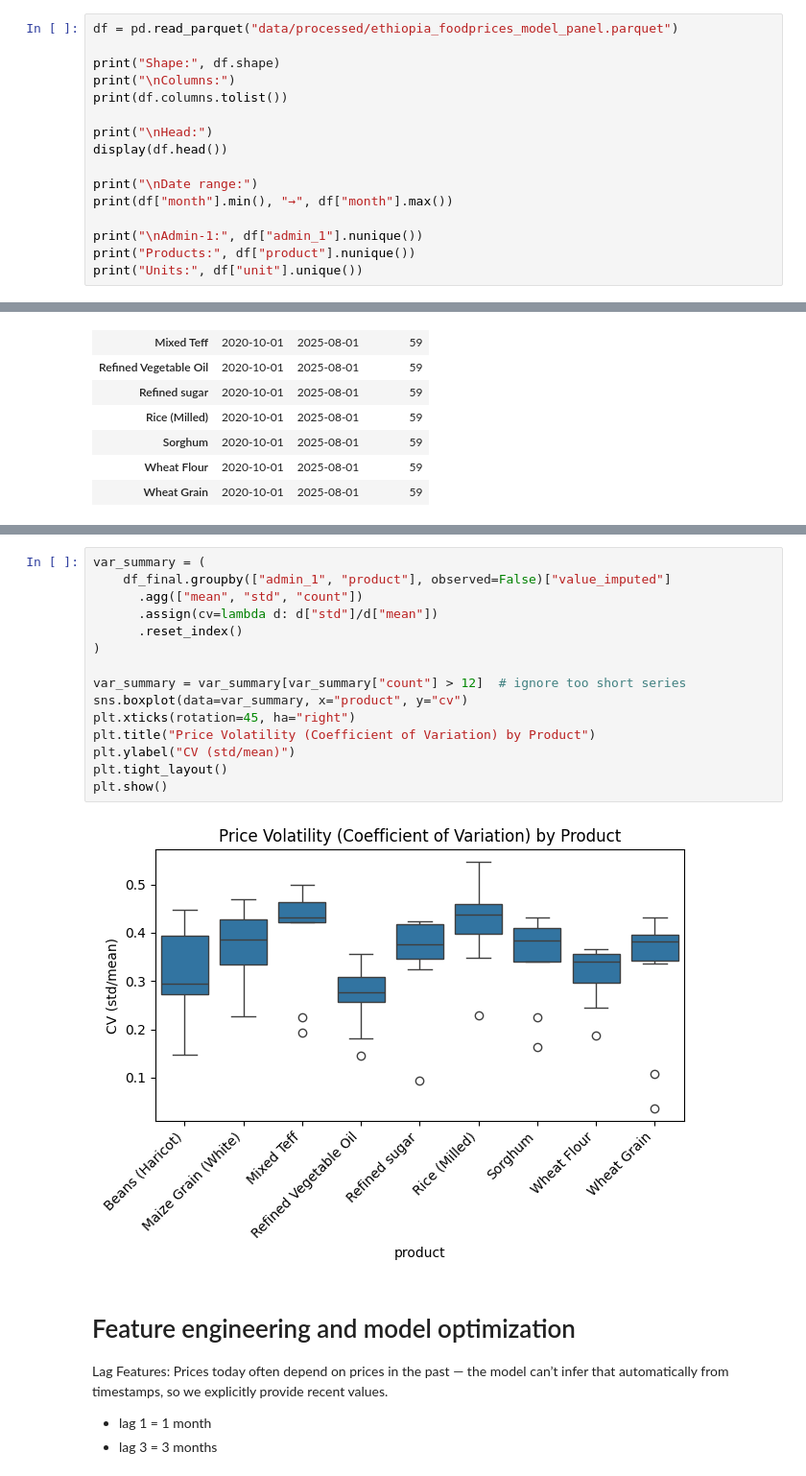
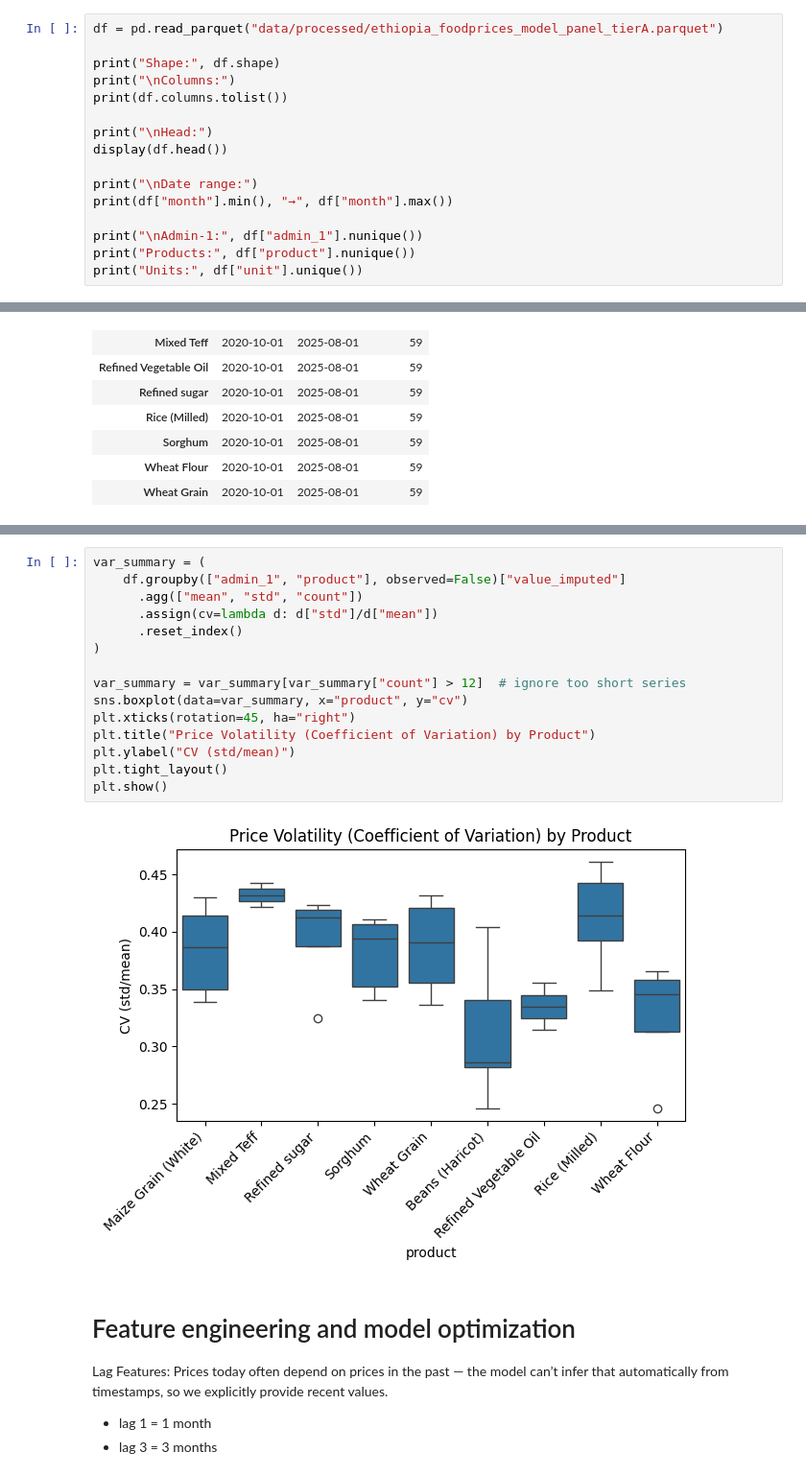
Before and after one commit to nataschaminnitt/food_security, a Jupyter notebook: etl/pipeline.ipynb, the cells around one changed output, grey strips where cells are left out. Shown at 96% size. Saved outputs shown, nothing was run; the diff lists cells and outputs as text.

Commit message:
model testing script

```diff
--- a/etl/pipeline.ipynb
+++ b/etl/pipeline.ipynb
@@ -1235,7 +1345,7 @@ summaries = build_exploration_summaries(df_final, out_dir="data/processed")
 # %% [markdown]
 # Data Validation
 # %%
-df = pd.read_parquet("data/processed/ethiopia_foodprices_model_panel.parquet")
+df = pd.read_parquet("data/processed/ethiopia_foodprices_model_panel_tierA.parquet")
 
 print("Shape:", df.shape)
 print("\nColumns:")
@@ -1461,20 +1590,20 @@ plt.show()
 # %%
 var_summary = (
-    df_final.groupby(["admin_1", "product"], observed=False)["value_imputed"]
+    df.groupby(["admin_1", "product"], observed=False)["value_imputed"]
       .agg(["mean", "std", "count"])
       .assign(cv=lambda d: d["std"]/d["mean"])
       .reset_index()
 )
 
 var_summary = var_summary[var_summary["count"] > 12]  # ignore too short series
 sns.boxplot(data=var_summary, x="product", y="cv")
 plt.xticks(rotation=45, ha="right")
 plt.title("Price Volatility (Coefficient of Variation) by Product")
 plt.ylabel("CV (std/mean)")
 plt.tight_layout()
 plt.show()
 # %% [output]
-[figure, old version]
+[figure, new version]
 # %% [markdown]
 # Feature engineering and model optimization
 
```
Also changed, not shown: parts of 20 cells of this notebook, 4 other files.
